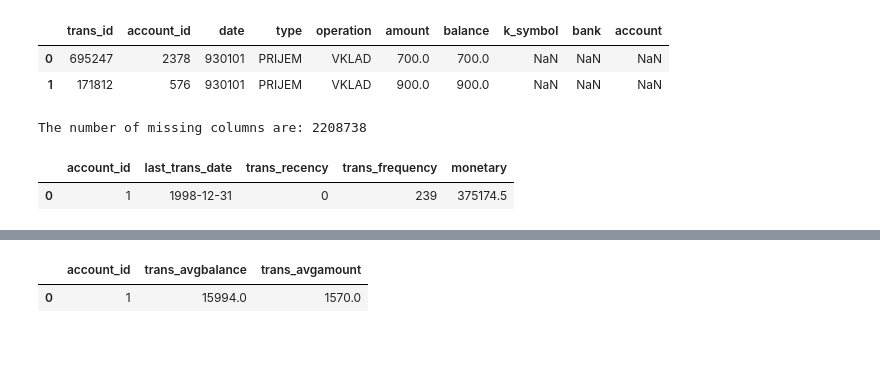
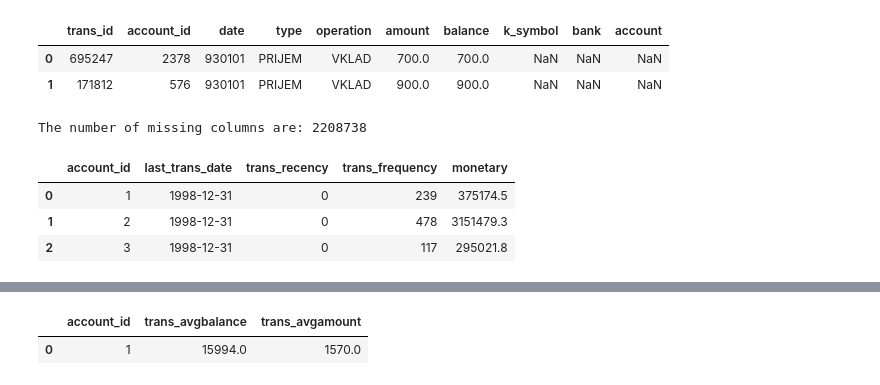
Before and after one commit to vinayrajagopalan7891/Descriptive-Analysis-Berka, a Jupyter notebook: Data.ipynb, the cells around one changed output, grey strips where cells are left out. Cells and saved outputs as stored; diff of their text form; code cells hidden in the pictures; blank space fills up the shorter version.

```diff
--- a/Data.ipynb
+++ b/Data.ipynb
@@ -624,32 +626,34 @@ recency_df = trans.groupby(by='account_id', as_index=False)['date'].max()
 #naming extracted last_trans_date column
 recency_df.columns = ['account_id','last_trans_date']
 recent_date=recency_df.last_trans_date.max()
 
 #Calculating recency from the last date
 recency_df['trans_recency'] = recency_df['last_trans_date'].apply(lambda x: (recent_date - x).days)
 recency_df.head(1)
 
 
 
 # Calculating FREQUENCY (How often a tansaction is made) of the transaction
 freq_df = trans.groupby(by=['account_id'], as_index=False)['trans_id'].count()
 freq_df.columns = ['account_id','trans_frequency']
 freq_df.head(1)
 
 # Calculating Monetary
 monetary_df = trans.groupby(by='account_id',as_index=False).agg({'trans_amount': 'sum'})
 monetary_df.columns = ['account_id','monetary']
 monetary_df.head(1)
 
 
 # RFM Table
 # Merge recency dataframe with frequency dataframe
 temp_df = recency_df.merge(freq_df,on='account_id')
 
 # Merge monetary_df to temp_df
 rfm_df = temp_df.merge(monetary_df,on='account_id')
-rfm_df.head(1)
+rfm_df.head(3)
 # %% [output]
 |  | account_id | last_trans_date | trans_recency | trans_frequency | monetary |
 | 0 | 1 | 1998-12-31 | 0 | 239 | 375174.5 |
+| 1 | 2 | 1998-12-31 | 0 | 478 | 3151479.3 |
+| 2 | 3 | 1998-12-31 | 0 | 117 | 295021.8 |
 # %%
```
Also changed, not shown: parts of 16 cells of this notebook.
